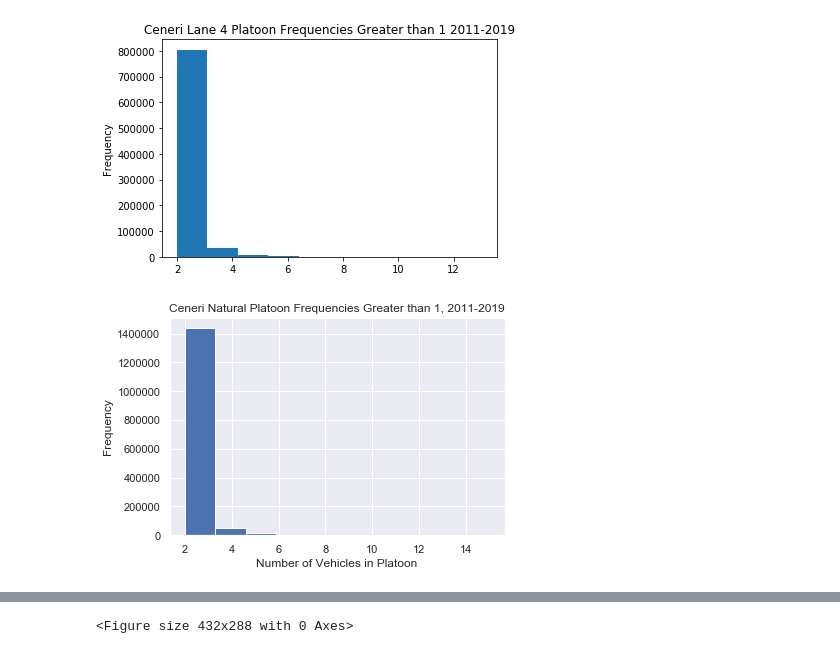
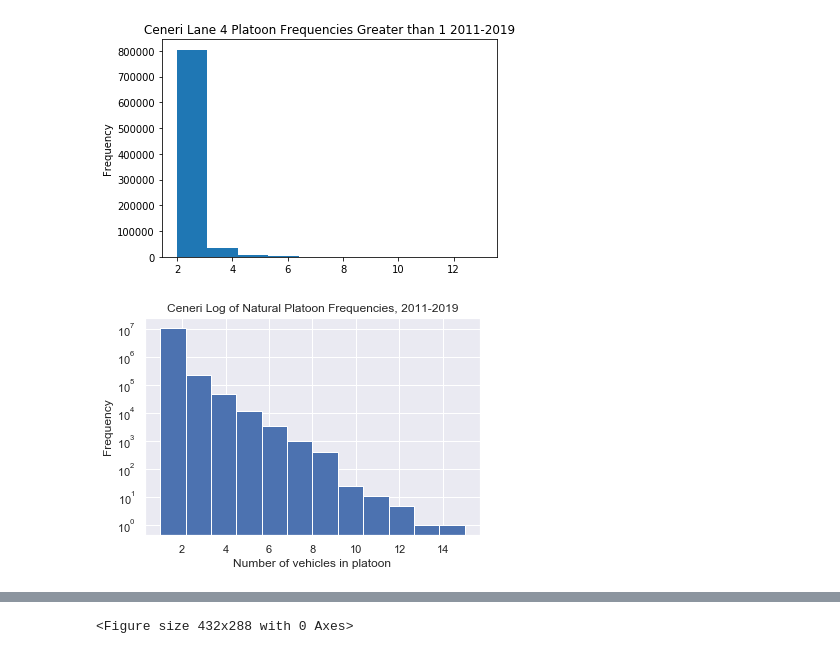
Before and after one commit to isdabelle/DigitalTwinBridges, a Jupyter notebook: PlatoonFinding.ipynb, the cells around one changed output, grey strips where cells are left out. Drawn from its saved outputs; the diff is of its cells as text; code cells hidden in the pictures.

```diff
--- a/PlatoonFinding.ipynb
+++ b/PlatoonFinding.ipynb
@@ -8,6 +8,9 @@ import matplotlib.pyplot as plt
 import seaborn as sns
 import numpy as np
 
+sns.set_style('darkgrid')
+plt.rc('figure',figsize=(12,8))
+plt.rc('font',size=13)
 sns.set(rc={'figure.figsize':(11.7,8.27)})
 # %% [markdown]
 The function below takes an input of station name and lanes and finds the single lane platoons by comparing the timestamps of the two trucks and categorizing any trucks with timestamps of less than 3 seconds appart as in a platoon. Platoons of two or more were then combined if the headway between the last of the group is within 3 seconds. The composition of the truck types are kept and aggregated into a list. The top 5 occuring lists are then displayed for platoons of lengths 2, 3 and 4.
@@ -127,8 +130,10 @@ df_ceneri.to_pickle('{}Data/2011_2019_platoon.pkl'.format(station))
 df_ceneri = pd.read_pickle('CeneriData/2011_2019_platoon.pkl')
 # %%
 df_plot = df_ceneri[df_ceneri.Length > 1]
-ax = df_plot['Length'].plot.hist(bins=10, title= "{} Natural Platoon Frequencies Greater than 1, {}-{}".format('Ceneri', 2011, 2019))
-ax.set_xlabel('Number of Vehicles in Platoon')
+ax = df_ceneri['Length'].plot.hist(bins =12, title= "{} Log of Natural Platoon Frequencies, {}-{}".format('Ceneri', 2011, 2019))
+ax.set_xlabel('Number of vehicles in platoon')
+ax.set_yscale('log')
 plt.show()
+ax.get_figure().savefig('Figures/{}/TotalPlatoons.png'.format('Ceneri'), bbox_inches='tight')
 # %% [output]
-[figure, old version]
+[figure, new version]
```
Also changed, not shown: parts of 3 cells of this notebook, 4 other files.
